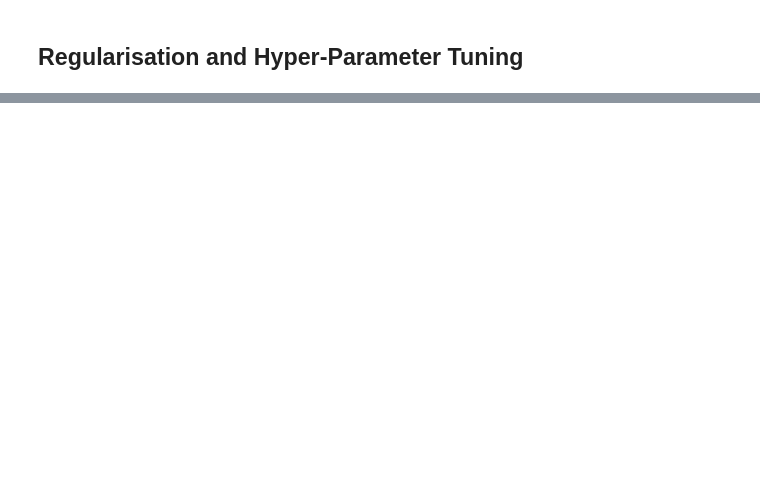
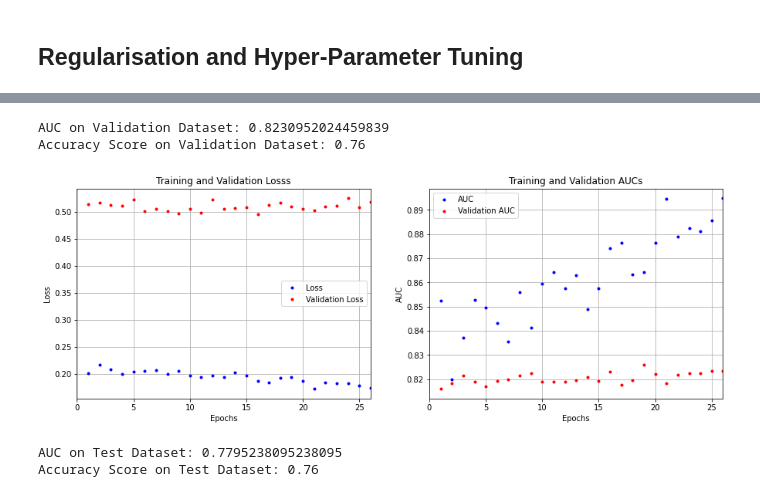
Before and after one commit to sreent/neural-networks-old, a Jupyter notebook: credit_risk_analysis.ipynb, the cells around one changed output, grey strips where cells are left out. Drawn from its saved outputs; the diff is of its cells as text; code cells hidden in the pictures; blank space fills up the shorter version.

```diff
--- a/credit_risk_analysis.ipynb
+++ b/credit_risk_analysis.ipynb
@@ -285,0 +407,18 @@ model.evaluate(X_test, y_test, verbose=0), model.evaluate(X_train, y_train, verb
+# %%
+params = {
+    'hidden_layers': [1],
+    'neurons': [42],
+    'activation': ['relu', 'sigmoid'],
+    'dropout': [0.5],
+    'batch_size': [16]
+}
+
+kfolds = 5
+best_param, best_score = grid_search_cv(X_train, y_train,
+                                        class_weight=CLASS_WEIGHT,
+                                        search_space=params, cv=kfolds,
+                                        optimizer=OPTIMIZER, loss=LOSS, metric=METRIC,
+                                        epochs=EPOCHS, callbacks=[early_stop], seed=0)
+
+print('Best Hyper-Parameters:', best_param)
+print('Best Cross-Validation Score:', best_score)
@@ -285,0 +428,9 @@ model.evaluate(X_test, y_test, verbose=0), model.evaluate(X_train, y_train, verb
+# %%
+model = multilayer_perceptron(hidden_layers=best_param['hidden_layers'],
+                              neurons=best_param['neurons'],
+                              activation=best_param['activation'],
+                              dropout=best_param['dropout'],
+                              inputs=INPUTS, outputs=OUTPUTS,
+                              optimizer=OPTIMIZER, loss=LOSS, metric=METRIC)
+
+model.summary()
@@ -285,0 +453,21 @@ model.evaluate(X_test, y_test, verbose=0), model.evaluate(X_train, y_train, verb
+# %%
+model, score, history = fit_mlp_classifier(model, X_train, y_train,
+                                           class_weight=CLASS_WEIGHT,
+                                           batch_size=batch_size, epochs=EPOCHS,
+                                           val_data=(X_val, y_val), callbacks=[early_stop], seed=SEED)
+
+print('AUC on Validation Dataset:', score)
+print('Accuracy Score on Validation Dataset:', accuracy_score(y_val, (model.predict(X_val, verbose=0) > 0.5).astype('int32')))
+# %% [output]
+AUC on Validation Dataset: 0.8230952024459839
+Accuracy Score on Validation Dataset: 0.76
+# %%
+plot_training_history(history, monitors=['loss', 'AUC'])
+# %% [output]
+[figure, added]
+# %%
+print('AUC on Test Dataset:', roc_auc_score(y_test, model.predict(X_test, verbose=0)))
+print('Accuracy Score on Test Dataset:', accuracy_score(y_val, (model.predict(X_val, verbose=0) > 0.5).astype('int32')))
+# %% [output]
+AUC on Test Dataset: 0.7795238095238095
+Accuracy Score on Test Dataset: 0.76
```
Also changed, not shown: parts of 25 cells of this notebook.
